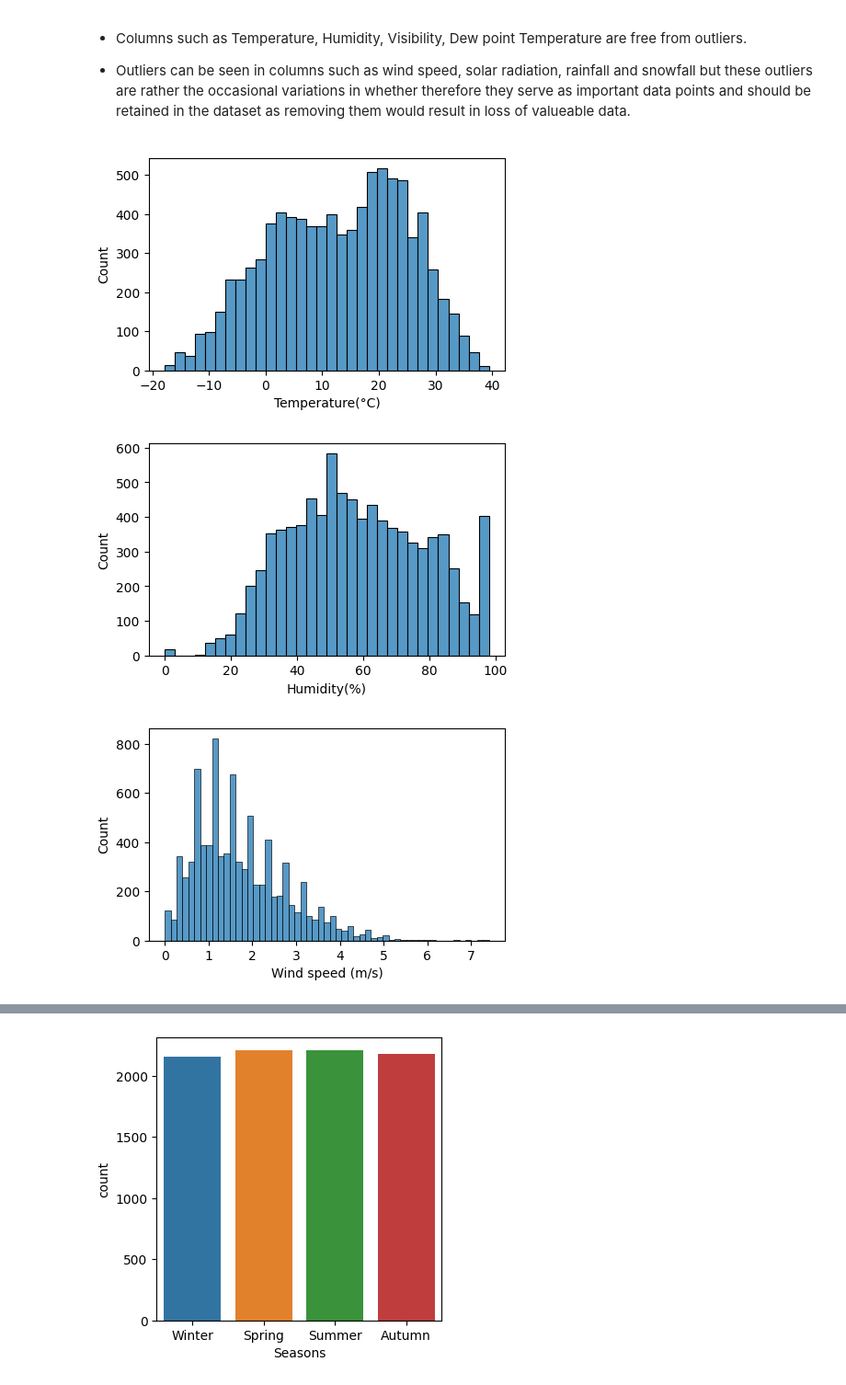
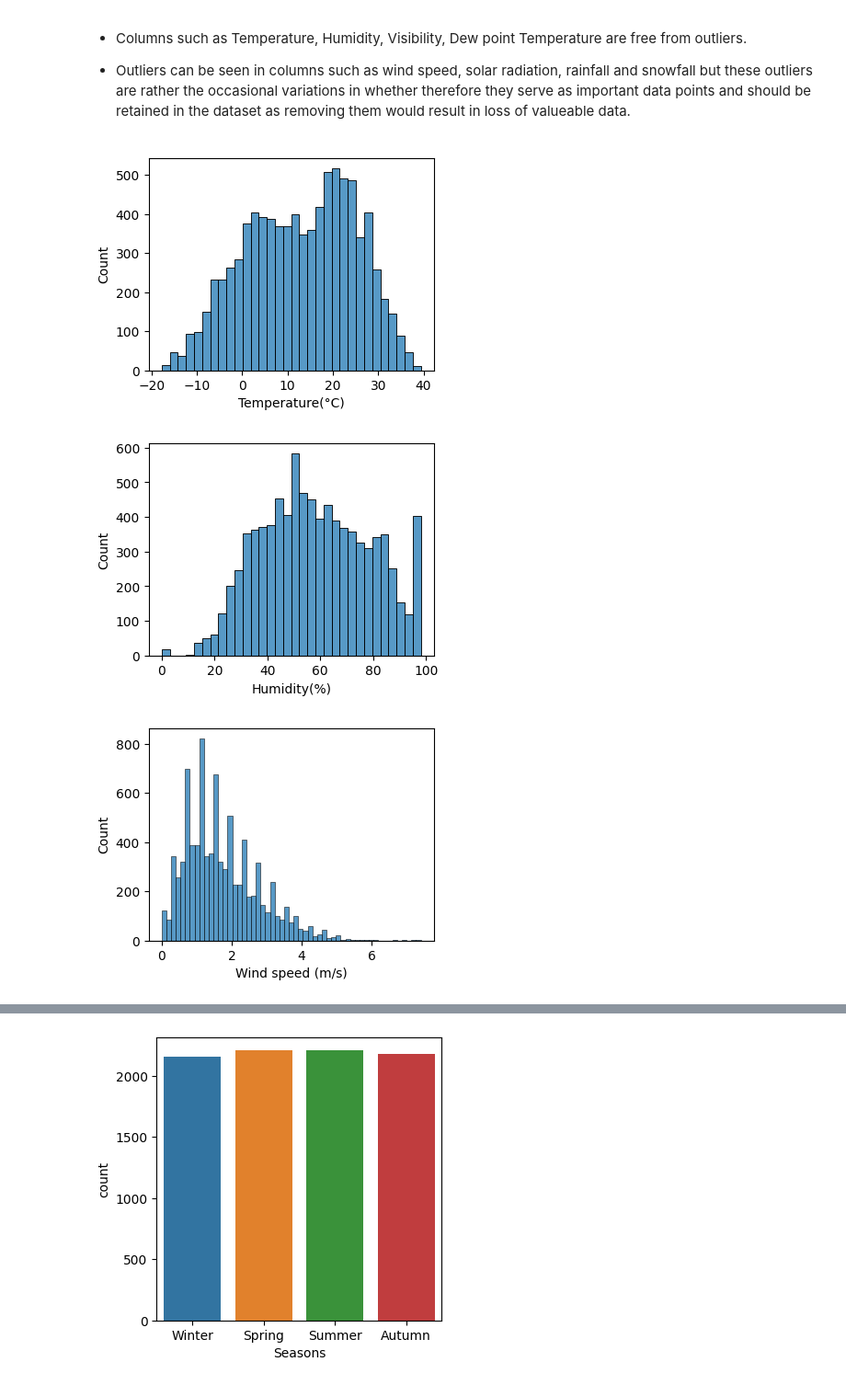
Before and after one commit to PrashantShrivastava1612/Bike-Sharing-Demand-Prediction, a Jupyter notebook: Bike_Sharing_Demand_Prediction.ipynb, the cells around one changed output, grey strips where cells are left out. Shown at 92% size. Saved outputs shown, nothing was run; the diff lists cells and outputs as text; code cells hidden in the pictures.

```diff
--- a/Bike_Sharing_Demand_Prediction.ipynb
+++ b/Bike_Sharing_Demand_Prediction.ipynb
@@ -351,10 +351,10 @@ numerical_features = list(flatten(numerical_features))
 # %%
 #plotting histplot for various features using for loop
 for i in numerical_features:
-  plt.figure(figsize=(5,3))
+  plt.figure(figsize=(4,3))
   sns.histplot(x=data[i])
   plt.show()
 # %% [output]
-[figure, old version]
+[figure, new version]
-[figure, old version]
+[figure, new version]
-[figure, old version]
+[figure, new version]
```
Also changed, not shown: parts of 2 cells of this notebook.
